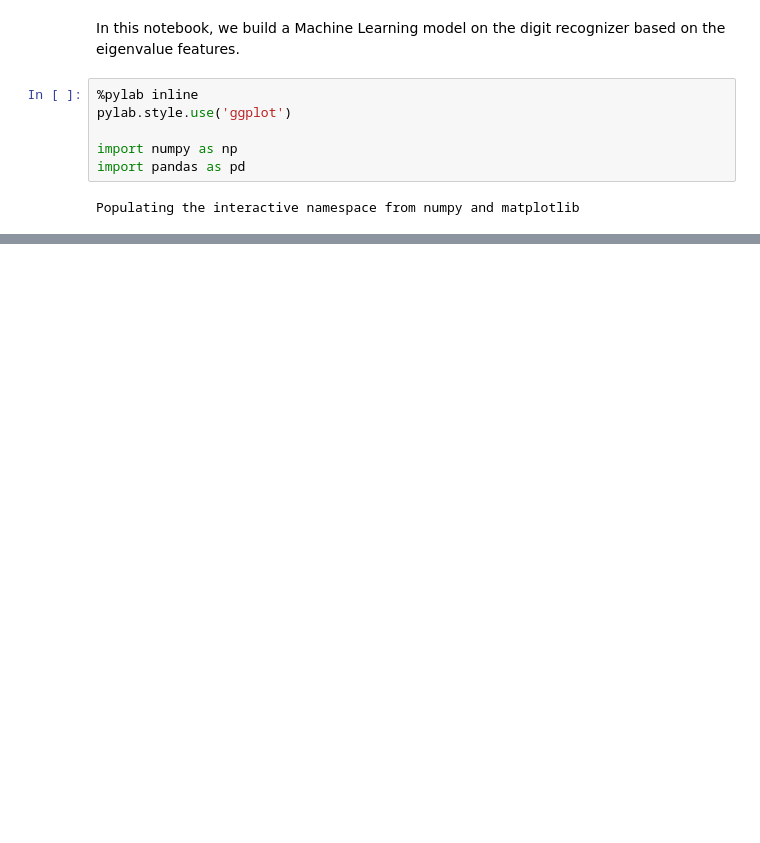
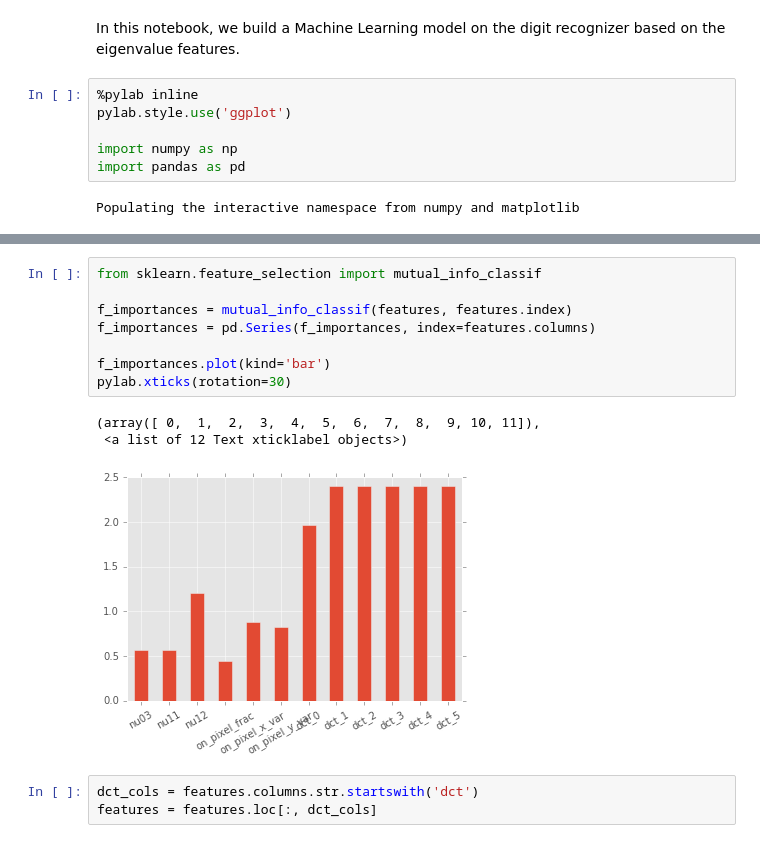
Before and after one commit to dkailthya/ml, a Jupyter notebook: data_analysis/digit_recognition/digit_model.ipynb, the cells around one changed output, grey strips where cells are left out. Saved outputs shown, nothing was run; the diff lists cells and outputs as text; blank space fills up the shorter version.

```diff
--- a/data_analysis/digit_recognition/digit_model.ipynb
+++ b/data_analysis/digit_recognition/digit_model.ipynb
@@ -67,0 +73,15 @@ sns.heatmap(rf_corrs, annot=True)
+# %%
+from sklearn.feature_selection import mutual_info_classif
+
+f_importances = mutual_info_classif(features, features.index)
+f_importances = pd.Series(f_importances, index=features.columns)
+
+f_importances.plot(kind='bar')
+pylab.xticks(rotation=30)
+# %% [output]
+(array([ 0,  1,  2,  3,  4,  5,  6,  7,  8,  9, 10, 11]),
+ <a list of 12 Text xticklabel objects>)
+[figure, added]
+# %%
+dct_cols = features.columns.str.startswith('dct')
+features = features.loc[:, dct_cols]
```
Also changed, not shown: parts of 19 cells of this notebook, 2 other files.
